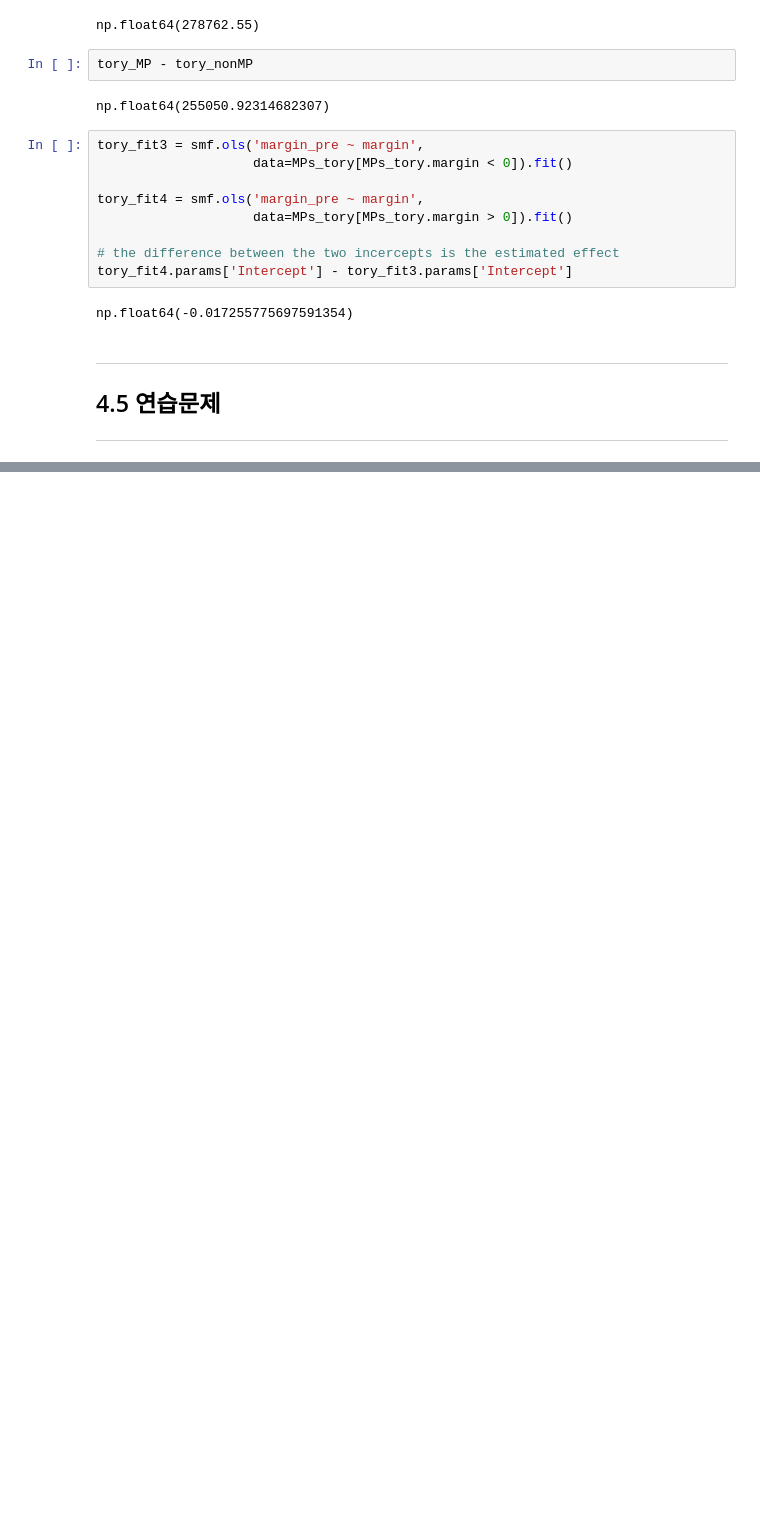
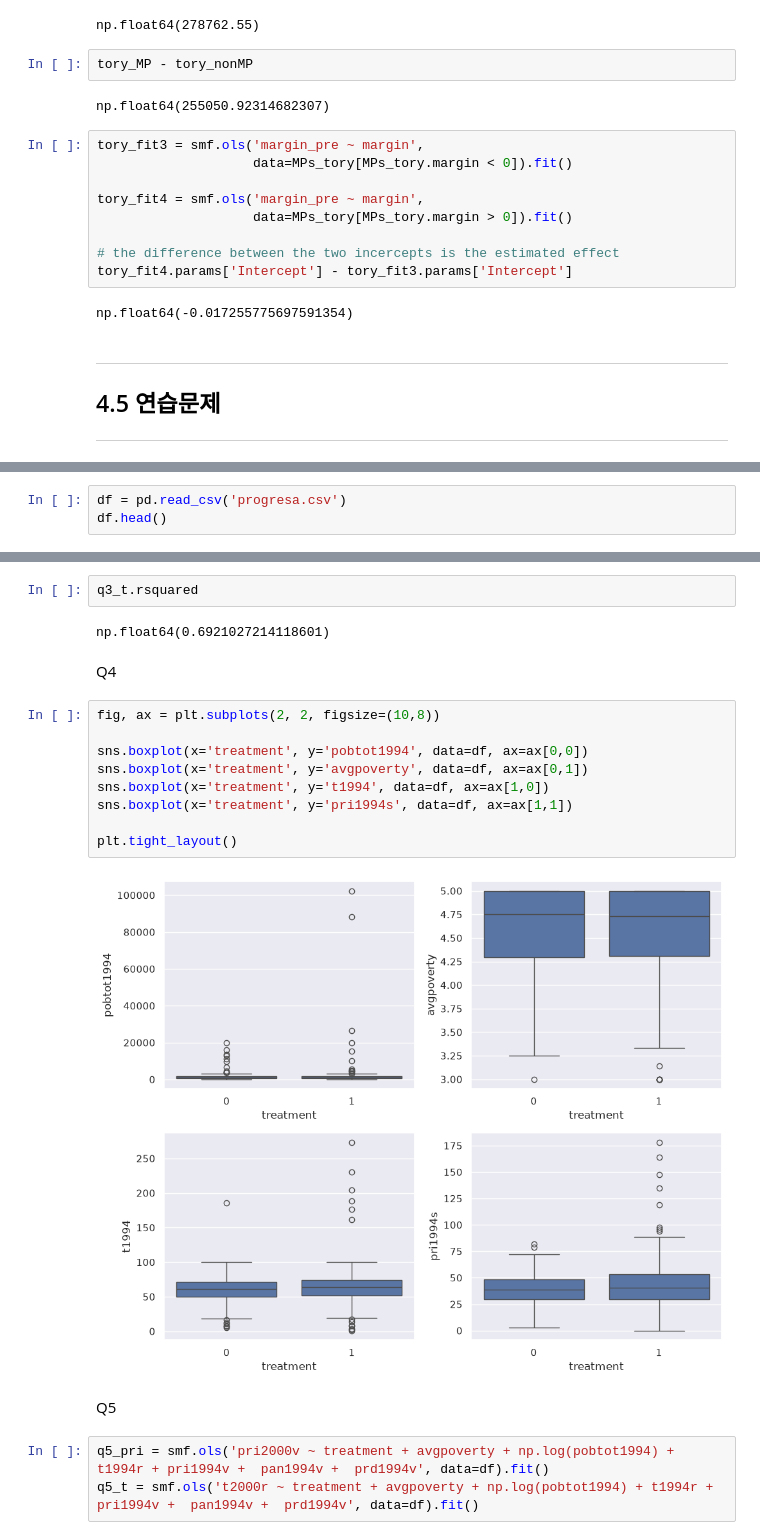
Before and after one commit to lee-data-socio/studies, a Jupyter notebook: qss/ch04_PREDICTION.ipynb, the cells around one changed output, grey strips where cells are left out. Saved outputs shown, nothing was run; the diff lists cells and outputs as text; blank space fills up the shorter version.

```diff
--- a/qss/ch04_PREDICTION.ipynb
+++ b/qss/ch04_PREDICTION.ipynb
@@ -1107,0 +1119,3 @@ np.float64(-0.017255775697591354)
+# %%
+df = pd.read_csv('progresa.csv')
+df.head()
@@ -1107,0 +1252,22 @@ np.float64(-0.017255775697591354)
+# %%
+q3_t.rsquared
+# %% [output]
+np.float64(0.6921027214118601)
+# %% [markdown]
+Q4
+# %%
+fig, ax = plt.subplots(2, 2, figsize=(10,8))
+
+sns.boxplot(x='treatment', y='pobtot1994', data=df, ax=ax[0,0])
+sns.boxplot(x='treatment', y='avgpoverty', data=df, ax=ax[0,1])
+sns.boxplot(x='treatment', y='t1994', data=df, ax=ax[1,0])
+sns.boxplot(x='treatment', y='pri1994s', data=df, ax=ax[1,1])
+
+plt.tight_layout()
+# %% [output]
+[figure, added]
+# %% [markdown]
+Q5
+# %%
+q5_pri = smf.ols('pri2000v ~ treatment + avgpoverty + np.log(pobtot1994) + t1994r + pri1994v +  pan1994v +  prd1994v', data=df).fit()
+q5_t = smf.ols('t2000r ~ treatment + avgpoverty + np.log(pobtot1994) + t1994r + pri1994v +  pan1994v +  prd1994v', data=df).fit()
```
Also changed, not shown: parts of 31 cells of this notebook, 2 other files.
